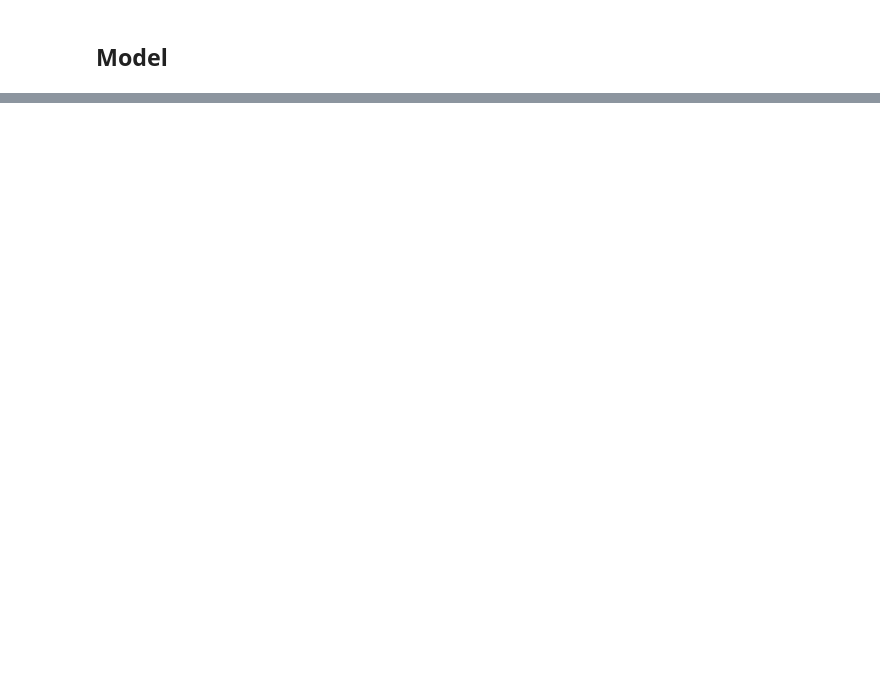
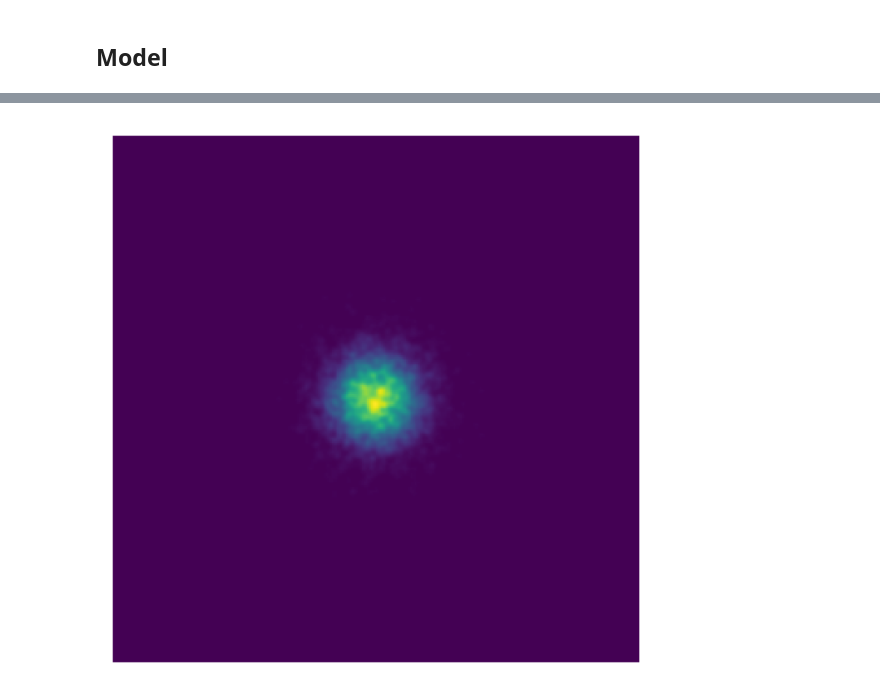
Before and after one commit to vanekek/adaptive-mcmc, a Jupyter notebook: adaptive_mcmc/banana_experiment.ipynb, the cells around one changed output, grey strips where cells are left out. Drawn from its saved outputs; the diff is of its cells as text; code cells hidden in the pictures; blank space fills up the shorter version.

```diff
--- a/adaptive_mcmc/banana_experiment.ipynb
+++ b/adaptive_mcmc/banana_experiment.ipynb
@@ -362,6 +395,8 @@ def plot_heatmap(samples, x_limits, y_limits, title=None, gamma=0.75, name='defa
     plt.savefig(name, format='png')
     plt.show()
 # %%
-plot_heatmap(true_posterior_samples, (-4, 4), (-4, 4), title=None, gamma=0.5, name='true_posterior.png')
+plot_heatmap(true_posterior_samples, (-10, 10), (-10, 10), title=None, gamma=0.5, name='true_posterior.png')
+# %% [output]
+[figure, added]
 # %%
 plot_heatmap(lmcvae_sample, (-4, 4), (-4, 4), title=None, gamma=0.5, name='lmcvae.png')
```
Also changed, not shown: parts of 17 cells of this notebook, 1 other file.
